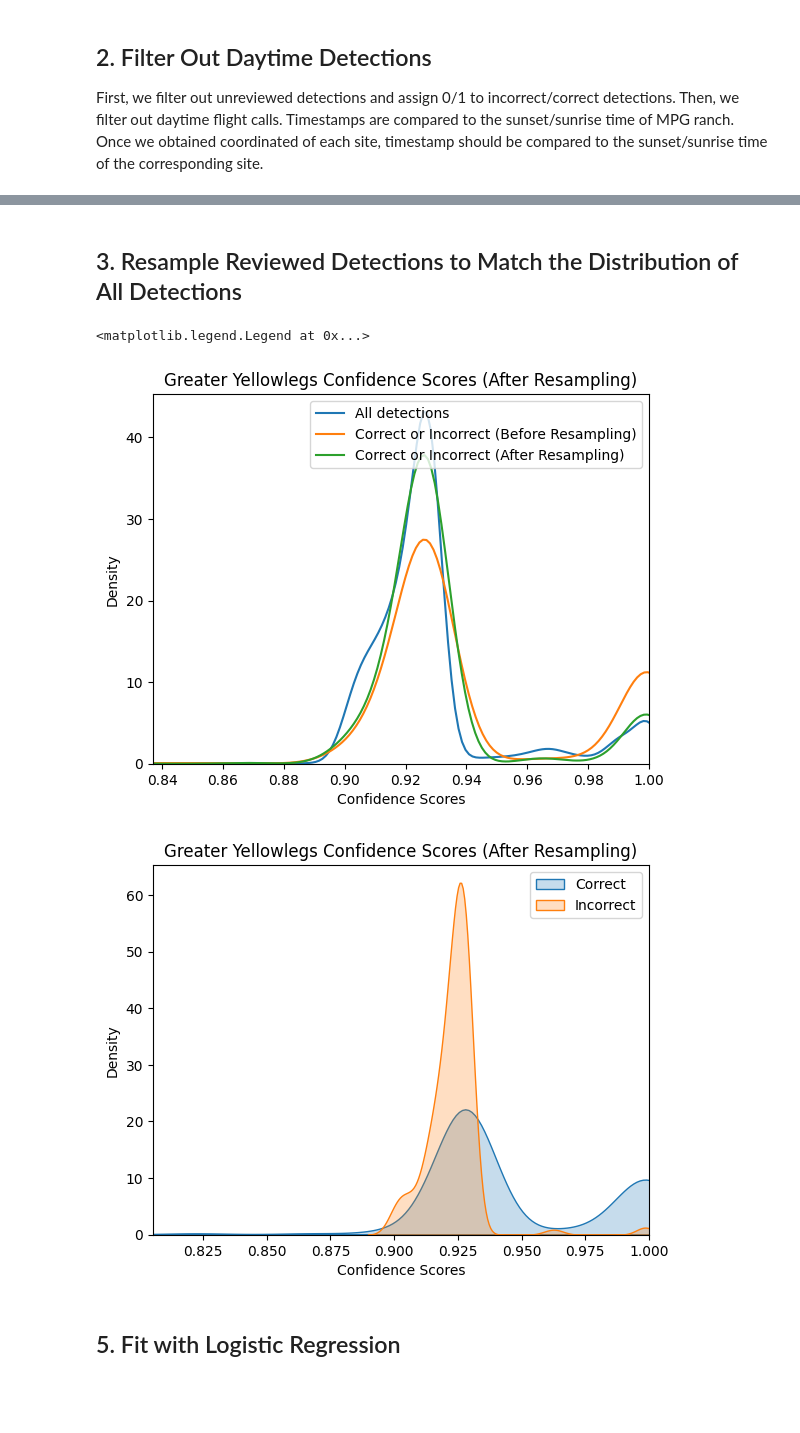
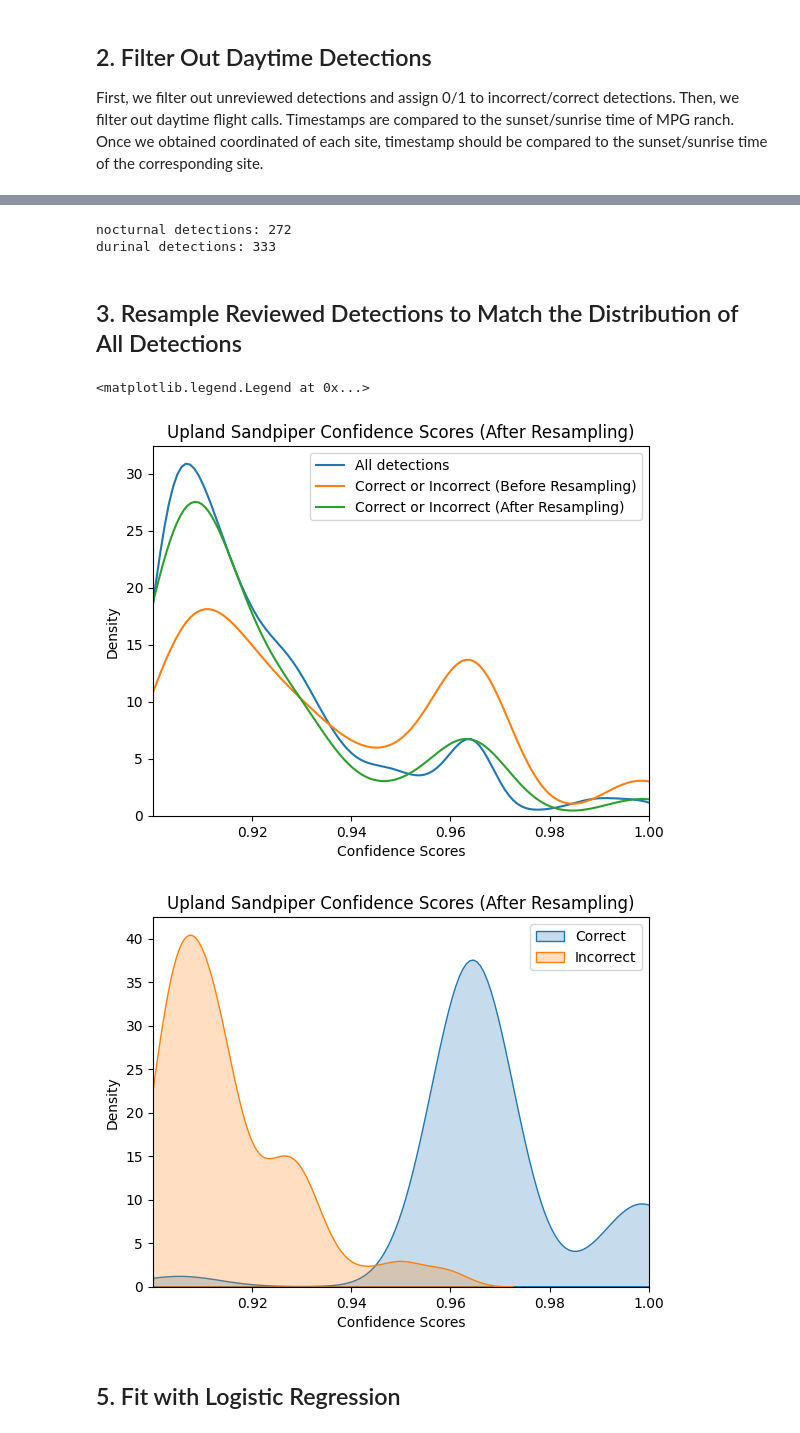
Before and after one commit to eshlei/montana-shorebirds, a Jupyter notebook: mpg.ipynb, the cells around one changed output, grey strips where cells are left out. Drawn from its saved outputs; the diff is of its cells as text; code cells hidden in the pictures; blank space fills up the shorter version.

```diff
--- a/mpg.ipynb
+++ b/mpg.ipynb
@@ -18,9 +18,9 @@ if not os.path.exists('exports'):
 # %%
-taxon = 'greyel'
+taxon = 'uplsan'
 
 common_names = {
+    'greyel': 'Greater Yellowlegs',
     'semplo': 'Semipalmated Plover',
-    'greyel': 'Greater Yellowlegs',
     'lobcur': 'Long-billed Curlew',
     'uplsan': 'Upland Sandpiper',
     'baisan': 'Baird\'s Sandpiper',
@@ -130,3 +75,35 @@ durinal detections: 302
+# %%
+# Filter out unreviewed detections
+df['reviewStatusBinary'] = df['reviewStatus'].map({'Reviewed': 1, 'Problem': 0, 'Unreviewed': -1})
+df_reviewed = df[df['reviewStatusBinary'] >= 0]
+
+# Filter by sunset and sunrise time
+def get_sameday_dawn_dusk(utc_time, lon, lat):
+    next_sunset = suncalc.get_times(utc_time, lon, lat)
+    prev_sunset = suncalc.get_times(utc_time - timedelta(days=1), lon, lat)
+    if (next_sunset['nautical_dawn'] - timedelta(hours=6)).date() == (utc_time - timedelta(hours=6)).date():
+        utc_dawn, utc_dusk = next_sunset['nautical_dawn'], next_sunset['nautical_dusk']
+    else:
+        utc_dawn, utc_dusk = prev_sunset['nautical_dawn'], prev_sunset['nautical_dusk']
+    assert((utc_dawn - timedelta(hours=6)).date() == (utc_time - timedelta(hours=6)).date())
+    assert((utc_dusk - timedelta(hours=6)).date() == (utc_time - timedelta(hours=6)).date())
+    return utc_dawn, utc_dusk
+
+def is_nocturnal(time_str, dawn_offset=timedelta(minutes=0), dusk_offset=timedelta(minutes=0)):
+    utc_time = datetime.strptime(time_str, '%Y-%m-%dT%H:%M:%S.%fZ')
+    utc_dawn, utc_dusk = get_sameday_dawn_dusk(utc_time, -116.3273099, 47.0559593)
+    if utc_dawn + dawn_offset < utc_time < utc_dusk + dusk_offset:
+        return False
+    else:
+        return True
+
+total_detections = len(df_reviewed.index)
+df_reviewed = df_reviewed[df_reviewed['timestamp'].apply(is_nocturnal)]
+print('nocturnal detections:', len(df_reviewed.index))
+print('durinal detections:', total_detections - len(df_reviewed.index))
+# %% [output]
+nocturnal detections: 272
+durinal detections: 333
 # %% [markdown]
 ## 3. Resample Reviewed Detections to Match the Distribution of All Detections
 # %%
@@ -139,9 +116,6 @@ weights /= weights.sum()
 indicies = np.random.choice(df_reviewed.index, size=len(df_reviewed), p=weights, replace=True)
 df_resampled = df_reviewed.loc[indicies]
 
-X = df_resampled['confidenceScore'].values.reshape(-1, 1) # X.shape = (N, 1)
-y = df_resampled['reviewStatusBinary'].values # y.shape = (N)
-
 sns.kdeplot(df['confidenceScore'], color='#1f77b4', label='All detections')
 sns.kdeplot(df[df['reviewStatus'].isin(['Reviewed', 'Problem'])]['confidenceScore'].values, color='#ff7f0e', label='Correct or Incorrect (Before Resampling)')
 sns.kdeplot(df_resampled['confidenceScore'], color='#2ca02c', label='Correct or Incorrect (After Resampling)')
@@ -151,16 +125,16 @@ plt.xlim(df['confidenceScore'].quantile(1e-3), 1)
 plt.legend()
 # %% [output]
 <matplotlib.legend.Legend at 0x...>
-[figure, old version]
+[figure, new version]
 # %%
 sns.kdeplot(data=df_resampled[df_resampled['reviewStatusBinary'] == 1], x='confidenceScore', label='Correct', fill=True)
 sns.kdeplot(data=df_resampled[df_resampled['reviewStatusBinary'] == 0], x='confidenceScore', label='Incorrect', fill=True)
 plt.title(f'{common_names[taxon]} Confidence Scores (After Resampling)')
 plt.xlabel('Confidence Scores')
-plt.xlim(df['confidenceScore'].quantile(1e-4), 1)
+plt.xlim(df['confidenceScore'].quantile(1e-3), 1)
 plt.legend()
-plt.savefig(f'exports/{taxon}_after_resampling.png')
+plt.savefig(f'exports/figures/{taxon}_after_resampling.png')
 # %% [output]
-[figure, old version]
+[figure, new version]
 # %% [markdown]
 ## 5. Fit with Logistic Regression
```
Also changed, not shown: parts of 6 cells of this notebook.
